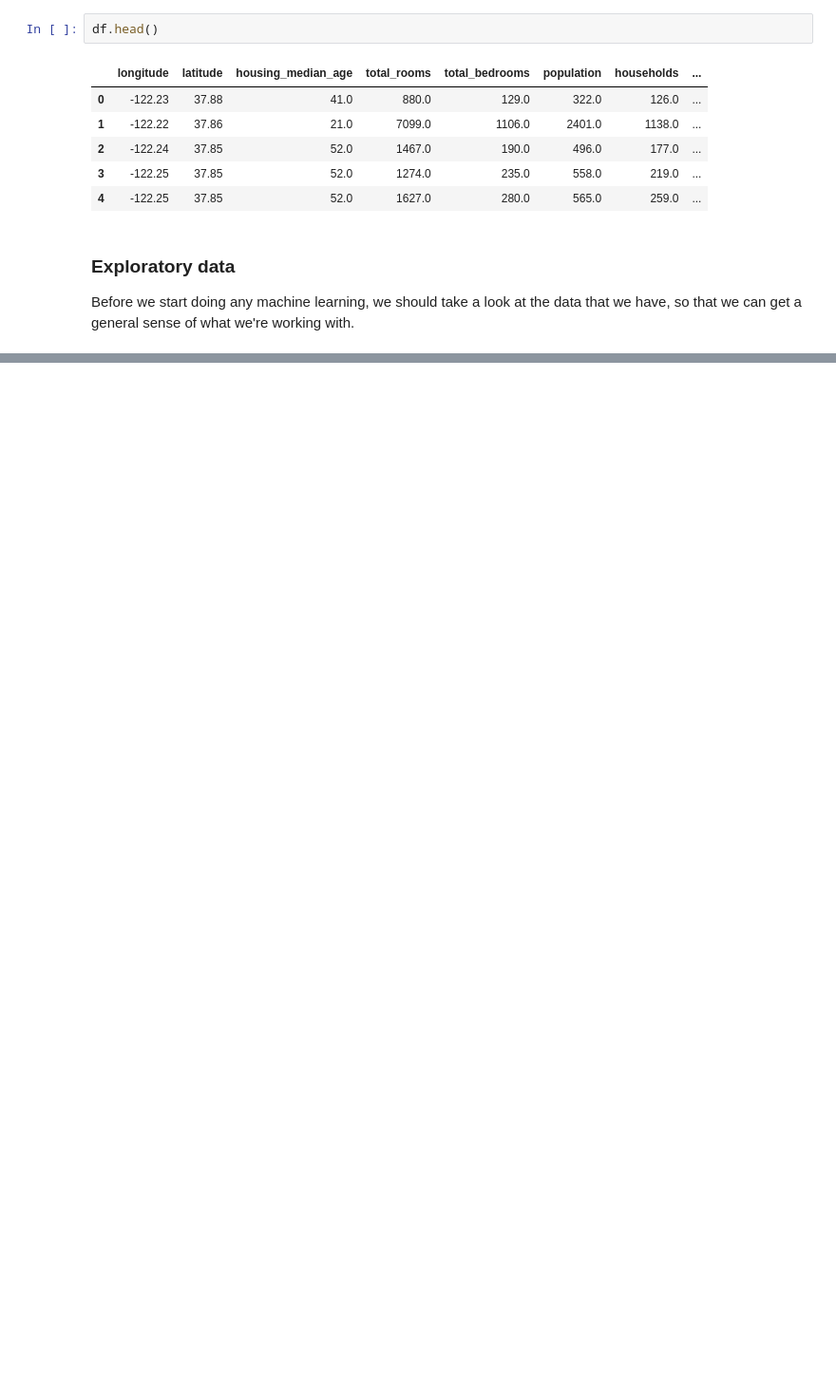
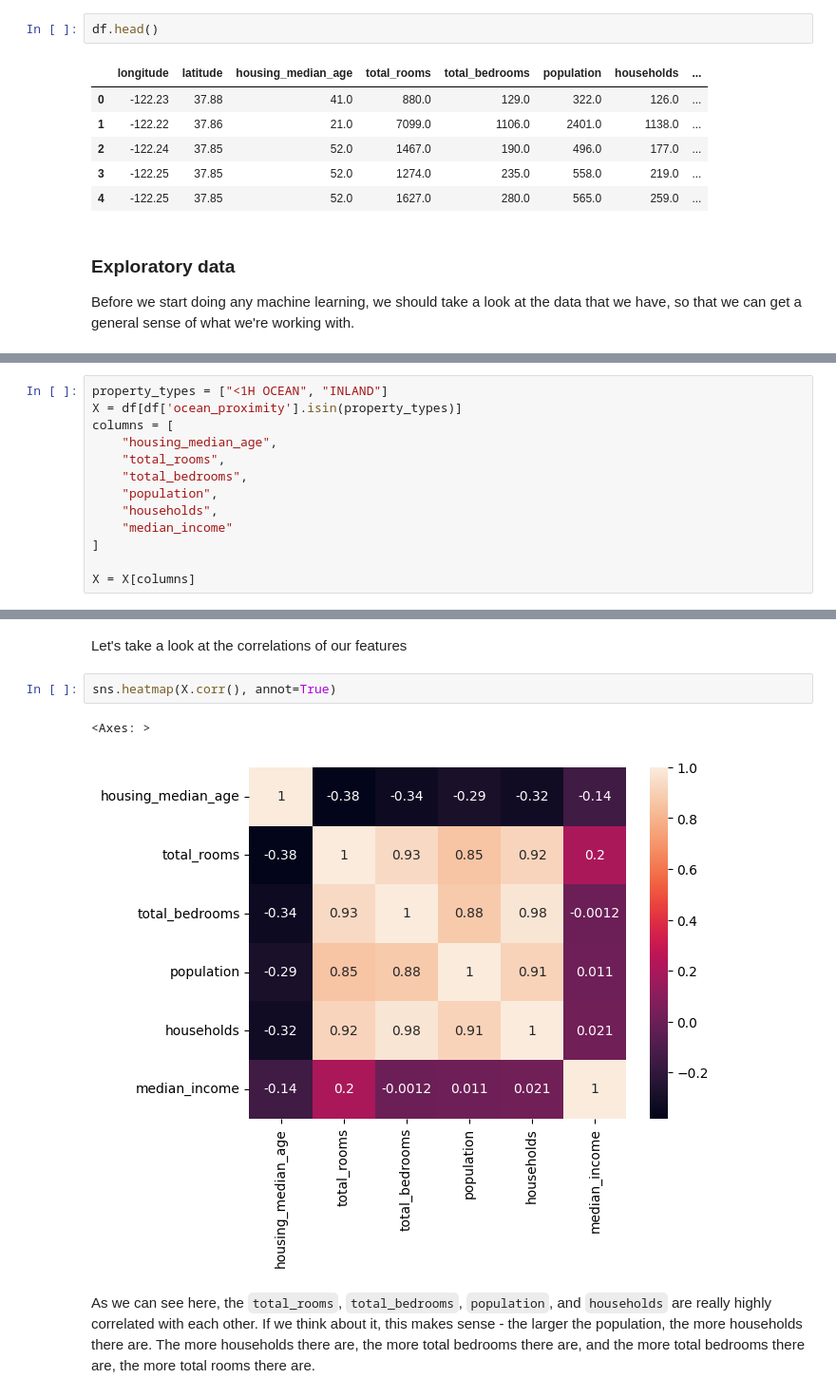
Before and after one commit to mark-torres10/personal_website, a Jupyter notebook: _jupyter/2023-12-22-linear-regression-example.ipynb, the cells around one changed output, grey strips where cells are left out. Shown: that part at 95% size. Cells and saved outputs as stored; diff of their text form; blank space fills up the shorter version.

```diff
--- a/_jupyter/2023-12-22-linear-regression-example.ipynb
+++ b/_jupyter/2023-12-22-linear-regression-example.ipynb
@@ -40,0 +115,13 @@ Before we start doing any machine learning, we should take a look at the data th
+# %%
+property_types = ["<1H OCEAN", "INLAND"]
+X = df[df['ocean_proximity'].isin(property_types)]
+columns = [
+    "housing_median_age",
+    "total_rooms",
+    "total_bedrooms",
+    "population",
+    "households",
+    "median_income"
+]
+
+X = X[columns]
@@ -40,0 +158,9 @@ Before we start doing any machine learning, we should take a look at the data th
+# %% [markdown]
+Let's take a look at the correlations of our features
+# %%
+sns.heatmap(X.corr(), annot=True)
+# %% [output]
+<Axes: >
+[figure, added]
+# %% [markdown]
+As we can see here, the `total_rooms`, `total_bedrooms`, `population`, and `households` are really highly correlated with each other. If we think about it, this makes sense - the larger the population, the more households there are. The more households there are, the more total bedrooms there are, and the more total bedrooms there are, the more total rooms there are.
```
Also changed, not shown: parts of 27 cells of this notebook, 5 other files.
